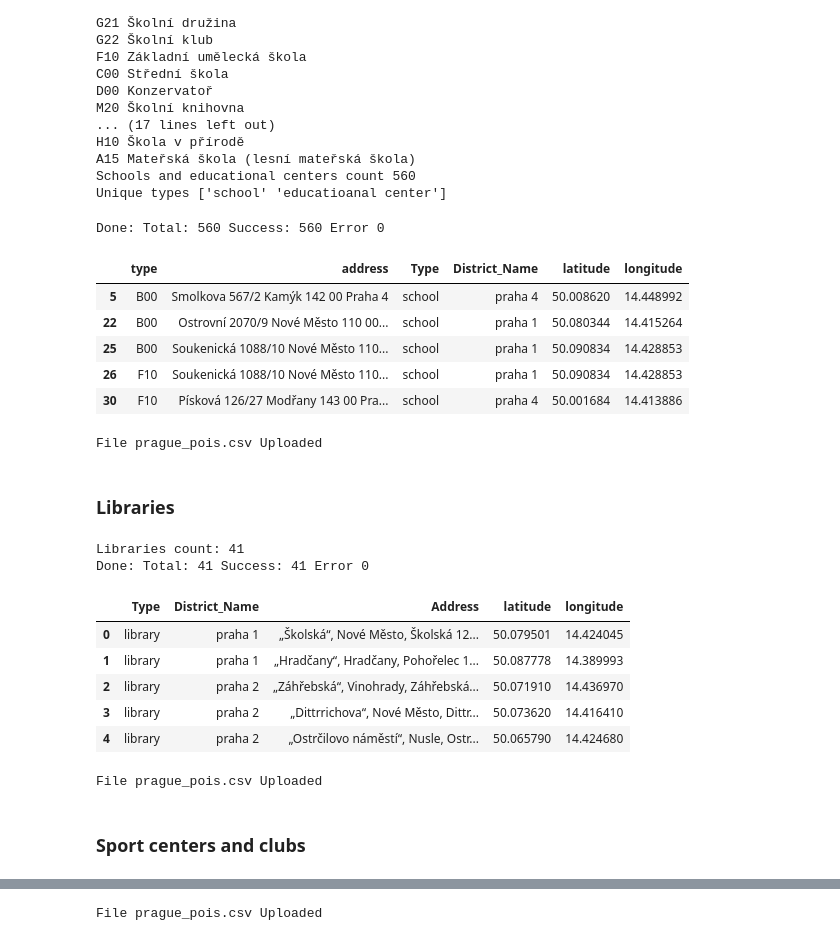
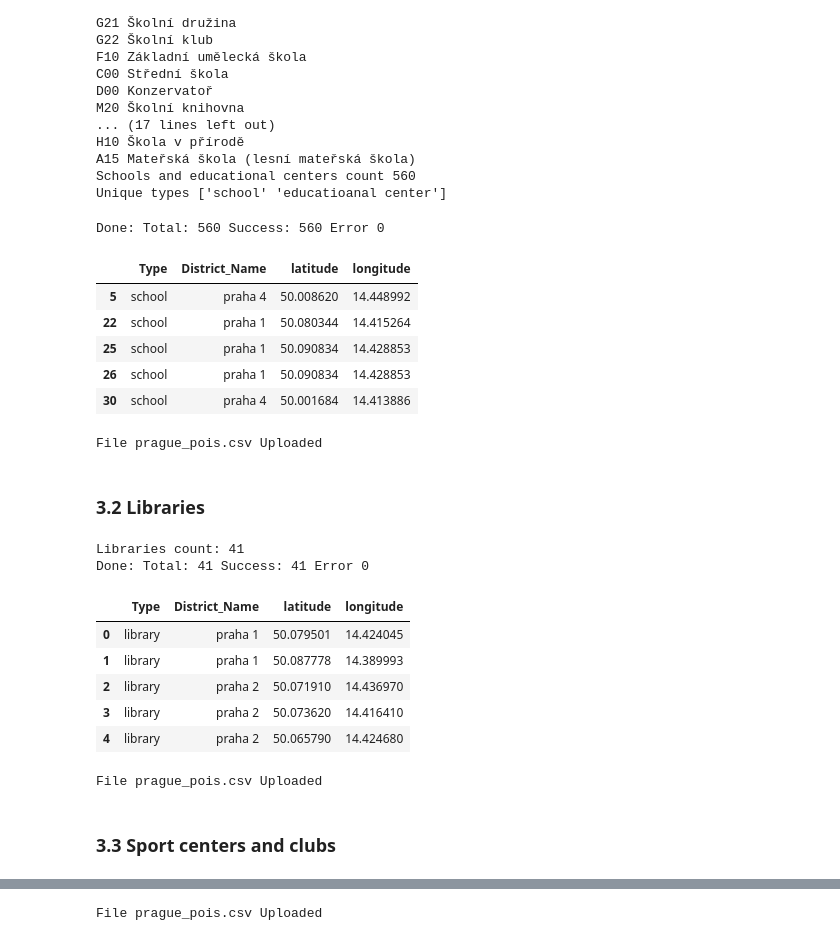
Before and after one commit to tonnyeremin/Urban-Data-Science, a Jupyter notebook: 01. Walking Accessibility Data Acquisition.ipynb, the cells around one changed output, grey strips where cells are left out. Drawn from its saved outputs; the diff is of its cells as text; code cells hidden in the pictures.

Commit message:
Data Aquisition Completed

```diff
--- a/01. Walking Accessibility Data Acquisition.ipynb
+++ b/01. Walking Accessibility Data Acquisition.ipynb
@@ -272,18 +262,19 @@ Completed. Total schools and educational centers count: 2273
 Dataframe created: 2273,5
 File prague_schools.csv Uploaded
 # %%
-#Check for predefinied types in schools data frame
+#Check for predefinied types at schools dataframe
 types = df_education['type'].unique()
 print('Types in XML file')
 for t in types:
     print(t,df_education[df_education.type == t].iloc[0,1])
 
 #filtering types
-types = ['B00', 'F10', 'C00','H22', 'G11']
-types_shu = types[0:3]
-df_education_selected = df_education.loc[df_education.type.isin(types)]
-df_education_selected.loc[df_education_selected['type'].isin(types_shu), 'Type'] = 'school'
-df_education_selected = df_education_selected.fillna('educatioanal center')
+with pd.option_context('mode.chained_assignment', None):
+    types = ['B00', 'F10', 'C00','H22', 'G11']
+    types_shu = types[0:3]
+    df_education_selected = df_education.loc[df_education.type.isin(types)]
+    df_education_selected.loc[df_education_selected['type'].isin(types_shu), 'Type'] = 'school'
+    df_education_selected = df_education_selected.fillna('educatioanal center')
 
 print('Schools and educational centers count {}'.format(df_education_selected.shape[0]))
 print('Unique types {}'.format(df_education_selected['Type'].unique()))
@@ -308,20 +299,22 @@ Unique types ['school' 'educatioanal center']
 # %%
 #Cleaning and retriving coordinates
 df_education_selected.loc[0:, 'District_Name'] = df_education_selected.loc[0:,'address'].apply(lambda x: ' '.join(x.split()[-2:]).lower())
 
-columns_to_drop = ['id','name','capacity']
+columns_to_drop = ['id','name','capacity', 'type']
 df_education_selected.drop(columns = columns_to_drop, inplace = True)
 
 get_coordinates(df_education_selected, 'address')
+
+df_education_selected.drop(columns = ['address'], inplace= True)
 df_education_selected.head()
 # %% [output]
 Done: Total: 560 Success: 560 Error 0
-|  | type | address | Type | District_Name | latitude | longitude |
-| 5 | B00 | Smolkova 567/2 Kamýk 142 00 Praha 4 | school | praha 4 | 50.008620 | 14.448992 |
-| 22 | B00 | Ostrovní 2070/9 Nové Město 110 00... | school | praha 1 | 50.080344 | 14.415264 |
-| 25 | B00 | Soukenická 1088/10 Nové Město 110... | school | praha 1 | 50.090834 | 14.428853 |
-| 26 | F10 | Soukenická 1088/10 Nové Město 110... | school | praha 1 | 50.090834 | 14.428853 |
-| 30 | F10 | Písková 126/27 Modřany 143 00 Pra... | school | praha 4 | 50.001684 | 14.413886 |
+|  | Type | District_Name | latitude | longitude |
+| 5 | school | praha 4 | 50.008620 | 14.448992 |
+| 22 | school | praha 1 | 50.080344 | 14.415264 |
+| 25 | school | praha 1 | 50.090834 | 14.428853 |
+| 26 | school | praha 1 | 50.090834 | 14.428853 |
+| 30 | school | praha 4 | 50.001684 | 14.413886 |
 # %%
 df_prague_poi = pd.DataFrame(df_education_selected)
 
@@ -331,7 +324,7 @@ upload_file(storage_creds,poi_file_name,poi_file_name)
 # %% [output]
 File prague_pois.csv Uploaded
 # %% [markdown]
-### Libraries
+### 3.2 Libraries
 # %%
 url_libs = 'https://cs.wikipedia.org/wiki/M%C4%9Bstsk%C3%A1_knihovna_v_Praze'
 
@@ -370,16 +363,17 @@ df_libs.columns = ['Type', 'District_Name', 'Address']
 print('Libraries count: {}'.format(df_libs.shape[0]))
 
 get_coordinates(df_libs, 'Address')
+df_libs.drop(columns=['Address'], inplace = True)
 df_libs.head()
 # %% [output]
 Libraries count: 41
 Done: Total: 41 Success: 41 Error 0
-|  | Type | District_Name | Address | latitude | longitude |
-| 0 | library | praha 1 | „Školská“, Nové Město, Školská 12... | 50.079501 | 14.424045 |
-| 1 | library | praha 1 | „Hradčany“, Hradčany, Pohořelec 1... | 50.087778 | 14.389993 |
-| 2 | library | praha 2 | „Záhřebská“, Vinohrady, Záhřebská... | 50.071910 | 14.436970 |
-| 3 | library | praha 2 | „Dittrrichova“, Nové Město, Dittr... | 50.073620 | 14.416410 |
-| 4 | library | praha 2 | „Ostrčilovo náměstí“, Nusle, Ostr... | 50.065790 | 14.424680 |
+|  | Type | District_Name | latitude | longitude |
+| 0 | library | praha 1 | 50.079501 | 14.424045 |
+| 1 | library | praha 1 | 50.087778 | 14.389993 |
+| 2 | library | praha 2 | 50.071910 | 14.436970 |
+| 3 | library | praha 2 | 50.073620 | 14.416410 |
+| 4 | library | praha 2 | 50.065790 | 14.424680 |
 # %%
 df_prague_poi = pd.concat([df_prague_poi,df_libs], sort=True)
 
@@ -389,7 +383,7 @@ upload_file(storage_creds,poi_file_name,poi_file_name)
 # %% [output]
 File prague_pois.csv Uploaded
 # %% [markdown]
-### Sport centers and clubs
+### 3.3 Sport centers and clubs
 # %%
 url_sport = 'http://opendata.praha.eu/datastore/dump/5d1ee13f-f6e9-4ee9-a1bd-48d5ca2bb867?format=json'
 results = requests.get(url_sport).json(encoding = "utf8")
```
Also changed, not shown: parts of 25 cells of this notebook.
